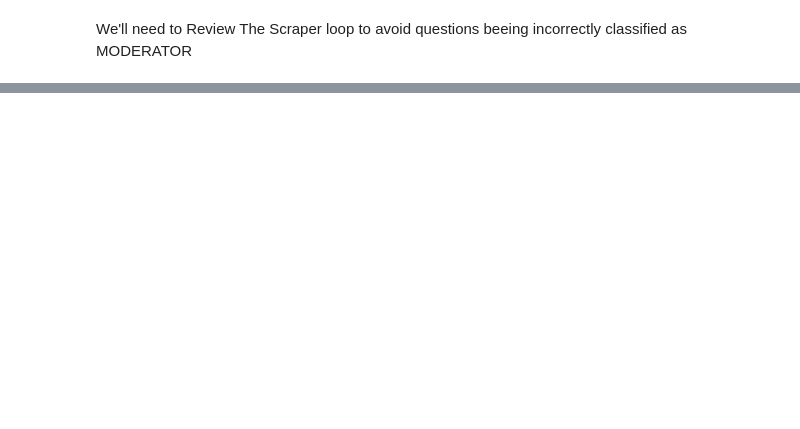
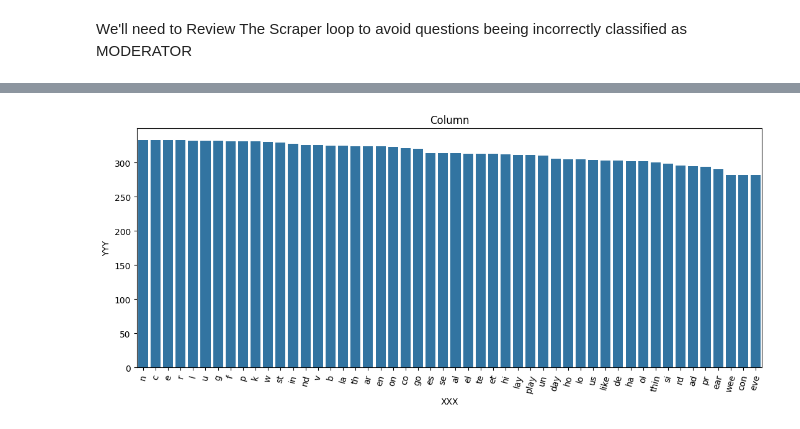
Before and after one commit to mgallon235/pga_liv, a Jupyter notebook: Preprocessor.ipynb, the cells around one changed output, grey strips where cells are left out. Drawn from its saved outputs; the diff is of its cells as text; code cells hidden in the pictures; blank space fills up the shorter version.

```diff
--- a/Preprocessor.ipynb
+++ b/Preprocessor.ipynb
@@ -65,0 +636,3 @@ Name: question, Length: 19352, dtype: object
+# %%
+df_q_matrix.columns = vocab_low.keys()
+df_q_matrix
@@ -65,0 +670,11 @@ Name: question, Length: 19352, dtype: object
+# %%
+df_q_matrix1 = df_q_matrix.copy()
+
+for column in df_q_matrix1.columns:
+    for index, value in df_q_matrix1[column].items():
+        if value > 0:
+            df_q_matrix1.at[index, column] = 1
+        else:
+            df_q_matrix1.at[index, column] = 0
+
+df_q_matrix1
@@ -65,0 +695,20 @@ Name: question, Length: 19352, dtype: object
+# %%
+term_appearances = df_q_matrix.sum(axis=0).reset_index()
+term_appearances_bi = df_q_matrix1.sum(axis=0).reset_index()
+
+#Merge both df
+merged_term_appearances = term_appearances.merge(term_appearances_bi,how='left',on='index',suffixes=('freq','docs'))
+merged_term_appearances = merged_term_appearances.sort_values(by='0docs',ascending=False)
+
+#Plotting variables with many unique values
+
+# Create a bar plot
+plt.figure(figsize=(13, 5))
+sns.barplot(data=merged_term_appearances.head(50), x='index', y='0docs')
+plt.xticks(rotation=75)
+plt.title('Column')
+plt.xlabel('XXX')
+plt.ylabel('YYY')
+plt.show()
+# %% [output]
+[figure, added]
```
Also changed, not shown: parts of 83 cells of this notebook, 3 other files.
